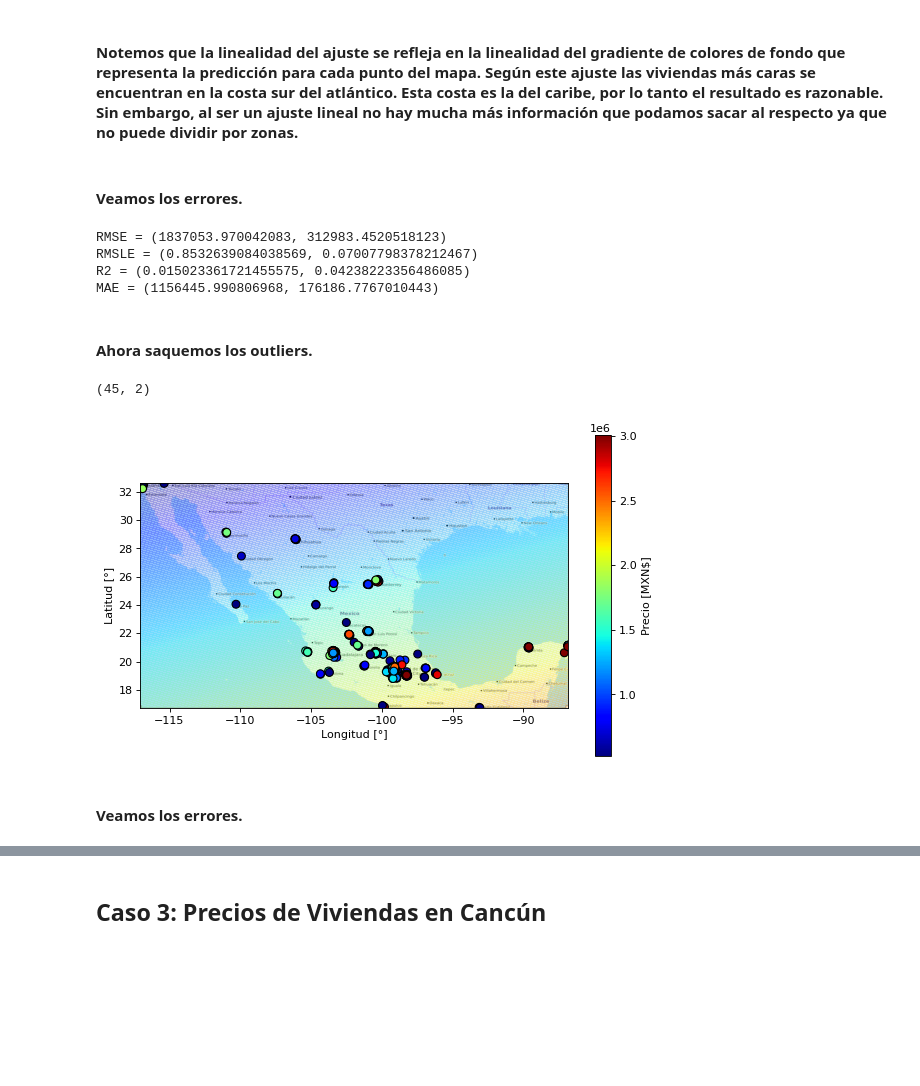
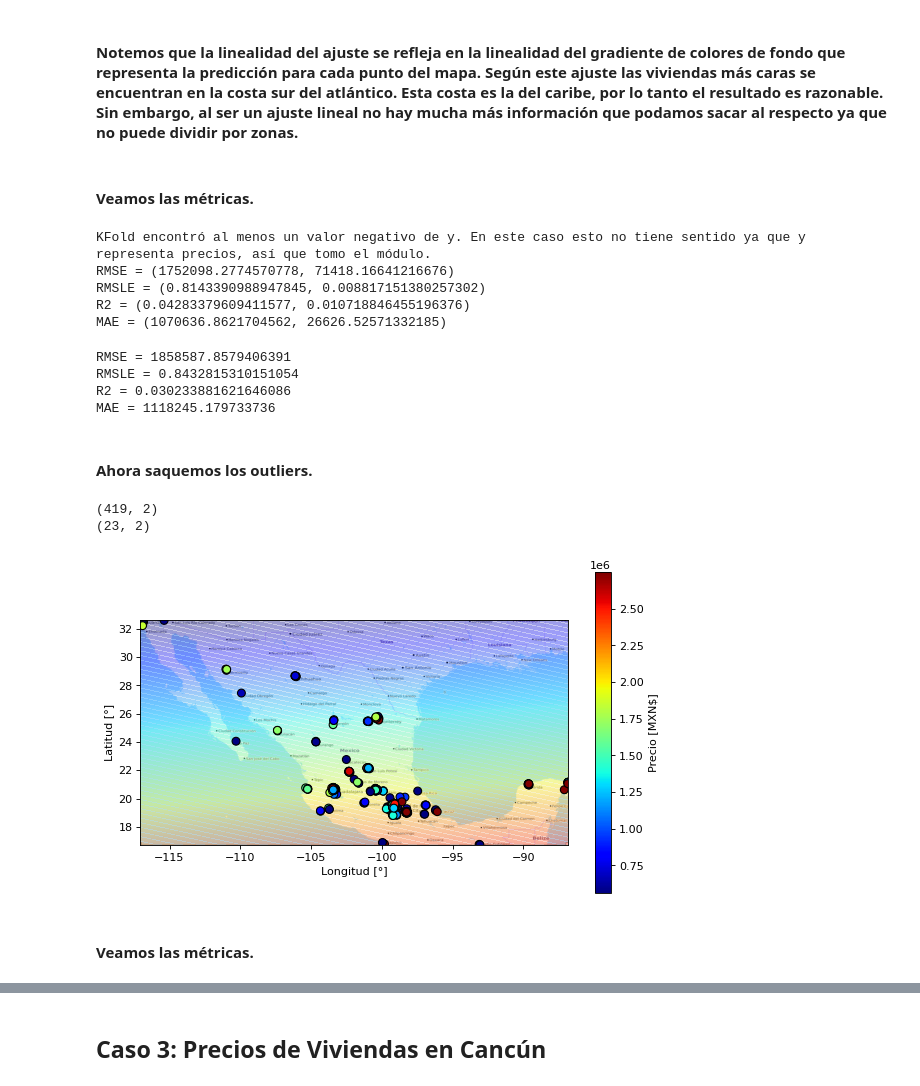
Before and after one commit to fyulita/metodos-tp3, a Jupyter notebook: notebooks/Notebook.ipynb, the cells around one changed output, grey strips where cells are left out. Saved outputs shown, nothing was run; the diff lists cells and outputs as text; code cells hidden in the pictures; blank space fills up the shorter version.

```diff
--- a/notebooks/Notebook.ipynb
+++ b/notebooks/Notebook.ipynb
@@ -406,15 +503,15 @@ norm = Normalize(vmin=mi,vmax=ma)
 
 # El mapa lo saqué de openstreetmap.com.
 mexico = plt.imread("Imagenes/mapa_mexico.png")
-BBox = (np.min(x_data[:, 0]), np.max(x_data[:, 0]), np.min(x_data[:, 1]), np.max(x_data[:, 1]))
+BBox = (np.min(x_test[:, 0]), np.max(x_test[:, 0]), np.min(x_test[:, 1]), np.max(x_test[:, 1]))
 
 plt.figure("Precio viviendas ubicacion con outliers", figsize=(690 / 80, 425 / 80), dpi=80)
 plt.imshow(mexico, extent=BBox, aspect='equal', alpha=1)
 plt.contourf(LNG_graph, LAT_graph, y_graph, 200, alpha=0.2, norm=norm, cmap="jet")
-plt.scatter(x_data[:, 0], x_data[:, 1], c=y_data, s=50, norm=norm, cmap="jet", edgecolor="k")
+plt.scatter(x_test[:, 0], x_test[:, 1], c=y_test, s=50, norm=norm, cmap="jet", edgecolor="k")
 plt.colorbar().set_label("Precio [MXN$]")
 plt.xlabel("Longitud [°]")
 plt.ylabel("Latitud [°]")
-plt.savefig("Imagenes/Precio-de-Viviendas-por-Ubicacion.png")
+plt.savefig("Imagenes/Precio-de-Viviendas-por-Ubicacion-con-outliers.png")
 plt.show()
 # %% [output]
@@ -422,11 +519,9 @@ plt.show()
 # %% [markdown]
 #### Notemos que la linealidad del ajuste se refleja en la linealidad del gradiente de colores de fondo que representa la predicción para cada punto del mapa. Según este ajuste las viviendas más caras se encuentran en la costa sur del atlántico. Esta costa es la del caribe, por lo tanto el resultado es razonable. Sin embargo, al ser un ajuste lineal no hay mucha más información que podamos sacar al respecto ya que no puede dividir por zonas.
 # %% [markdown]
-#### Veamos los errores.
+#### Veamos las métricas.
 # %%
-K = 10
-
-kfold = KFoldCrossValidation(K, x_data, y_data)
+kfold = KFoldCrossValidation(10, x_train, y_train)
 rmse, rmsle, r2, mae = kfold["rmse"], kfold["rmsle"], kfold["r2"], kfold["mae"]
 
 print(f"RMSE = {(np.mean(rmse), np.std(rmse))}")
@@ -434,47 +529,67 @@ print(f"RMSLE = {(np.mean(rmsle), np.std(rmsle))}")
 print(f"R2 = {(np.mean(r2), np.std(r2))}")
 print(f"MAE = {(np.mean(mae), np.std(mae))}")
 # %% [output]
-RMSE = (1837053.970042083, 312983.4520518123)
-RMSLE = (0.8532639084038569, 0.07007798378212467)
-R2 = (0.015023361721455575, 0.04238223356486085)
-MAE = (1156445.990806968, 176186.7767010443)
+KFold encontró al menos un valor negativo de y. En este caso esto no tiene sentido ya que y representa precios, así que tomo el módulo.
+RMSE = (1752098.2774570778, 71418.16641216676)
+RMSLE = (0.8143390988947845, 0.008817151380257302)
+R2 = (0.04283379609411577, 0.010718846455196376)
+MAE = (1070636.8621704562, 26626.52571332185)
+# %%
+y_pred = linearfit.predict(x_test)
+y_pred = y_pred.reshape(y_pred.shape[0])
+
+rmse = np.sqrt(mean_squared_error(y_test, y_pred))
+rmsle = np.sqrt(mean_squared_log_error(y_test, y_pred))
+r2 = r2_score(y_test, y_pred)
+mae = median_absolute_error(y_test, y_pred)
+
+print(f"RMSE = {rmse}")
+print(f"RMSLE = {rmsle}")
+print(f"R2 = {r2}")
+print(f"MAE = {mae}")
+# %% [output]
+RMSE = 1858587.8579406391
+RMSLE = 0.8432815310151054
+R2 = 0.030233881621646086
+MAE = 1118245.179733736
 # %% [markdown]
 #### Ahora saquemos los outliers.
-# %%
-linearfit = metnum.LinearRegression()
-linearfit.fit(x_data, y_data)
-y_pred = linearfit.predict(x_data)
-
-y_pred = y_pred.reshape(y_pred.shape[0])
-
-rmOut = removeOutliers(x_data, y_data, y_pred, 1)
-x_new, y_new = rmOut["x"], rmOut["y"]
-print(rmOut["outliers"].shape)
-# %% [output]
-(45, 2)
+# %%
+y_pred_train = linearfit.predict(x_train)
+y_pred_train = y_pred_train.reshape(y_pred_train.shape[0])
+
+rmOut_train = removeOutliers(x_train, y_train, y_pred_train, 2)
+rmOut_test = removeOutliers(x_test, y_test, y_pred, 2)
+x_train_new, y_train_new = rmOut_train["x"], rmOut_train["y"]
+x_test_new, y_test_new = rmOut_test["x"], rmOut_test["y"]
+print(rmOut_train["outliers"].shape)
+print(rmOut_test["outliers"].shape)
+# %% [output]
+(419, 2)
+(23, 2)
 # %%
-linearfit = metnum.LinearRegression()
-linearfit.fit(x_new, y_new)
+linearfit_new = metnum.LinearRegression()
+linearfit_new.fit(x_train_new, y_train_new)
 
 y_graph_new = []
 for i in range(LNG_graph.shape[0]):
     lng_lat_row = np.column_stack([LNG_graph[i], LAT_graph[i]])
-    y_row = linearfit.predict(lng_lat_row)
+    y_row = linearfit_new.predict(lng_lat_row)
     y_row = y_row.reshape(y_row.shape[0])
     y_graph_new.append(y_row)
 y_graph_new = np.asarray(y_graph_new)
 # %%
 plt.figure("Precio viviendas ubicacion sin outliers", figsize=(690 / 80, 425 / 80), dpi=80)
 plt.imshow(mexico, extent=BBox, aspect='equal', alpha=1)
 plt.contourf(LNG_graph, LAT_graph, y_graph_new, 200, alpha=0.2, norm=norm, cmap="jet")
-plt.scatter(x_new[:, 0], x_new[:, 1], c=y_new, s=50, norm=norm, cmap="jet", edgecolor="k")
+plt.scatter(x_test_new[:, 0], x_test_new[:, 1], c=y_test_new, s=50, norm=norm, cmap="jet", edgecolor="k")
 plt.colorbar().set_label("Precio [MXN$]")
 plt.xlabel("Longitud [°]")
 plt.ylabel("Latitud [°]")
 plt.savefig("Imagenes/Precio-de-Viviendas-por-Ubicacion-sin-outliers.png")
 plt.show()
 # %% [output]
-[figure, old version]
+[figure, new version]
 # %% [markdown]
-#### Veamos los errores.
+#### Veamos las métricas.
 # %%
```
Also changed, not shown: parts of 54 cells of this notebook, 13 other files.
